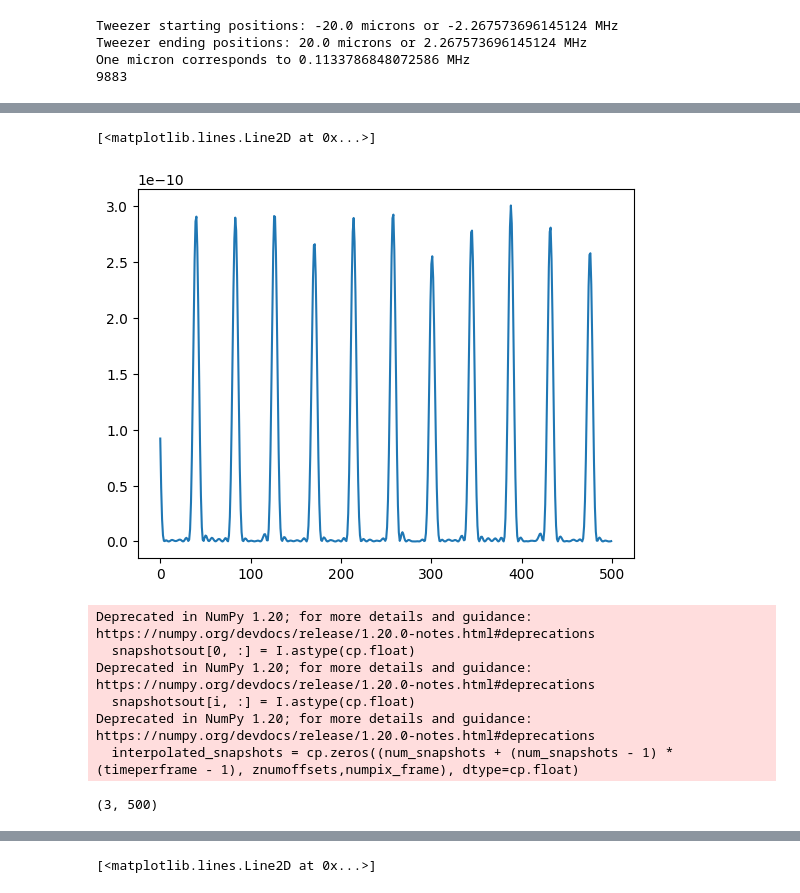
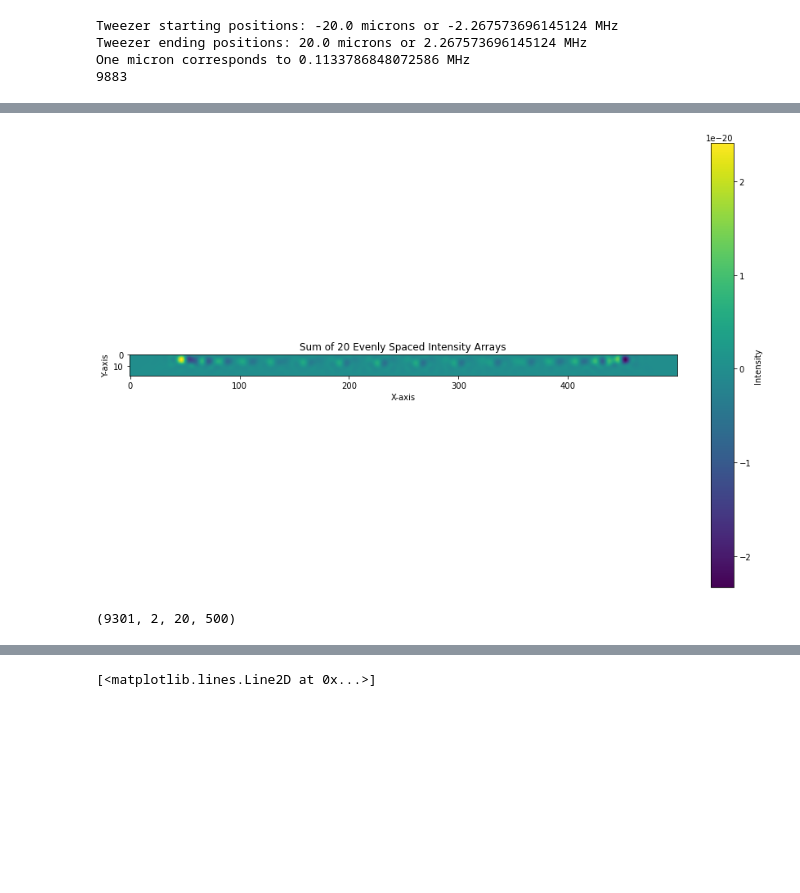
Before and after one commit to nsong03/Ultracold-Research, a Jupyter notebook: TweezerOptimization/AWGwaveformopt_outofplane.ipynb, the cells around one changed output, grey strips where cells are left out. Cells and saved outputs as stored; diff of their text form; code cells hidden in the pictures; blank space fills up the shorter version.

```diff
--- a/TweezerOptimization/AWGwaveformopt_outofplane.ipynb
+++ b/TweezerOptimization/AWGwaveformopt_outofplane.ipynb
@@ -405,5 +176,0 @@ Deprecated in NumPy 1.20; for more details and guidance: https://numpy.org/devdo
-# %%
-plt.plot(testout[1])
-# %% [output]
-[<matplotlib.lines.Line2D at 0x...>]
-[figure, removed]
@@ -452,10 +176,0 @@ def retrieve_oop_potentials(AWGwaveform, znumoffsets, zstart, zspacing, framehei
-# %%
-shotsout = retrieve_oop_potentials(AWGinitguessexponential, 3, focallength - 1e-6, 1e-6, 17, cp.array([1e-5, 1e-6]),
-                                   globalvariables, 100)
-# %% [output]
-Deprecated in NumPy 1.20; for more details and guidance: https://numpy.org/devdocs/release/1.20.0-notes.html#deprecations
-  snapshotsout[0, :] = I.astype(cp.float)
-Deprecated in NumPy 1.20; for more details and guidance: https://numpy.org/devdocs/release/1.20.0-notes.html#deprecations
-  snapshotsout[i, :] = I.astype(cp.float)
-Deprecated in NumPy 1.20; for more details and guidance: https://numpy.org/devdocs/release/1.20.0-notes.html#deprecations
-  interpolated_snapshots = cp.zeros((num_snapshots + (num_snapshots - 1) * (timeperframe - 1), znumoffsets,numpix_frame), dtype=cp.float)
@@ -462,4 +445,39 @@ Deprecated in NumPy 1.20; for more details and guidance: https://numpy.org/devdo
+# %%
+def sum_and_plot_intensity_arrays(intensity_arrays, num_to_sum, fig_size=(10, 10)):
+    """
+    Sum a specified number of evenly spaced 2D CuPy intensity arrays and plot the result with adjustable figure size.
+
+    Parameters:
+    intensity_arrays (list of cupy.ndarray): List of 2D CuPy intensity arrays.
+    num_to_sum (int): Number of arrays to sum.
+    fig_size (tuple): Size of the plot figure.
+    """
+    # Ensure num_to_sum does not exceed the length of intensity_arrays
+    num_to_sum = min(num_to_sum, len(intensity_arrays))
+
+    # Calculate indices of evenly spaced arrays
+    indices = cp.linspace(0, len(intensity_arrays) - 1, num_to_sum, dtype=cp.int32)
+
+    # Sum the specified number of evenly spaced intensity arrays
+    selected_arrays = [intensity_arrays[idx] for idx in indices]
+    summed_array = cp.sum(cp.stack(selected_arrays), axis=0)
+
+    # Transfer the result to the host for plotting
+    summed_array_host = cp.asnumpy(summed_array)
+
+    # Plot the summed intensity array
+    plt.figure(figsize=fig_size)
+    plt.imshow(summed_array_host, cmap='viridis')
+    plt.colorbar(label='Intensity')
+    plt.title(f'Sum of {num_to_sum} Evenly Spaced Intensity Arrays')
+    plt.xlabel('X-axis')
+    plt.ylabel('Y-axis')
+    plt.show()
+
+sum_and_plot_intensity_arrays(testout2[:,1], 20, fig_size=(15,10))
+# %% [output]
+[figure, added]
 # %%
-cp.shape(shotsout[0])
+cp.shape(testout2)
 # %% [output]
-(3, 500)
+(9301, 2, 20, 500)
```
Also changed, not shown: parts of 16 cells of this notebook, 2 other files.
